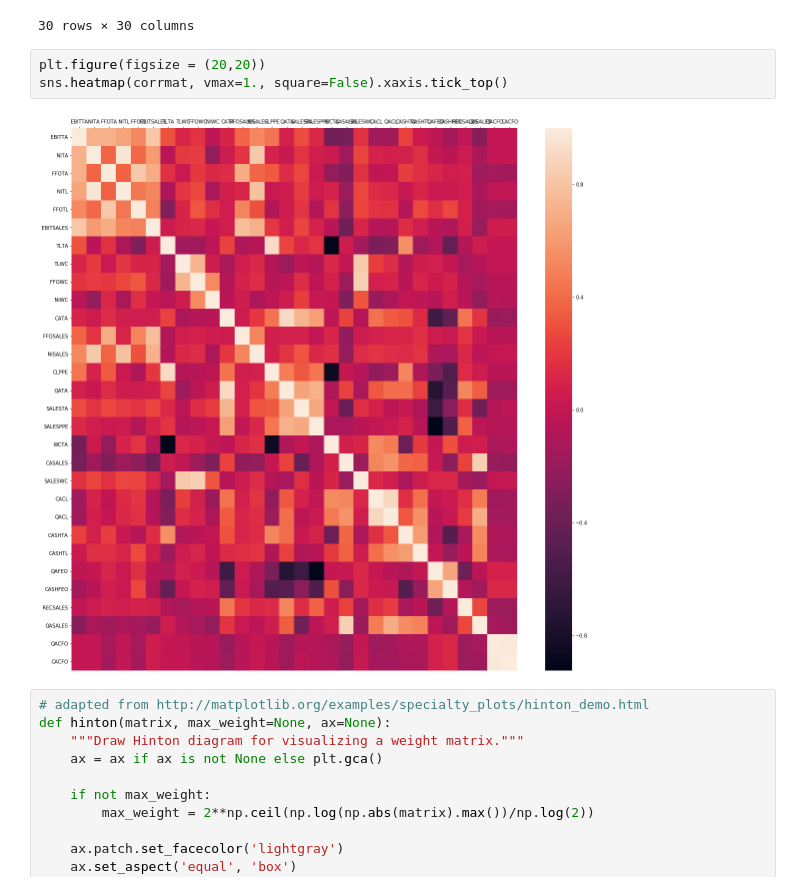
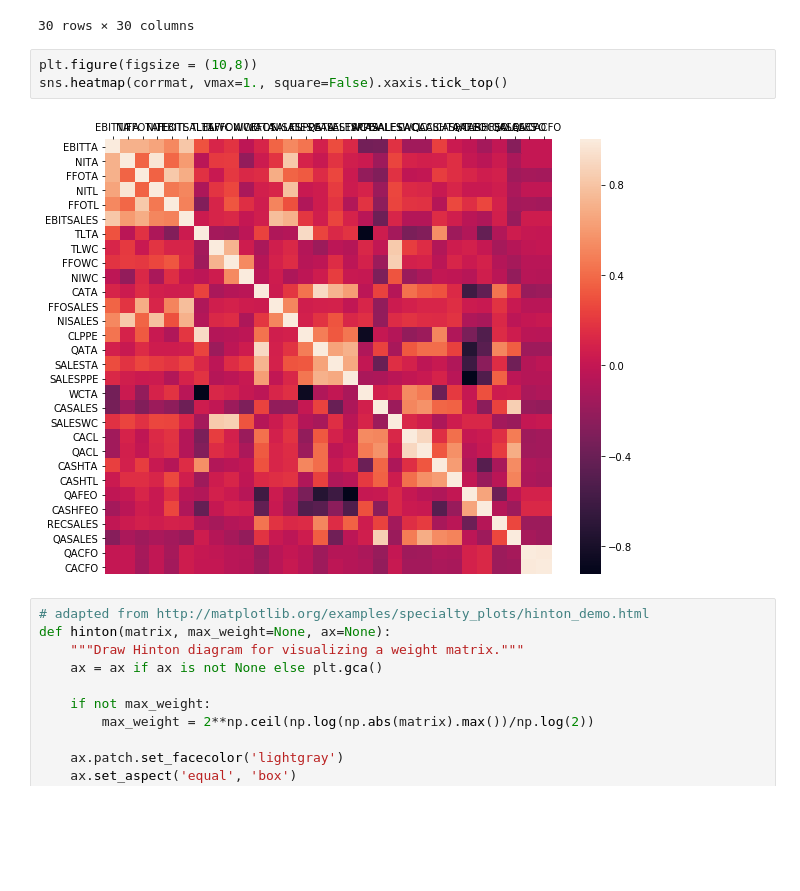
Before and after one commit to peresadilo/project-altman, a Jupyter notebook: multivariate_analysis.ipynb, the cells around one changed output. Saved outputs shown, nothing was run; the diff lists cells and outputs as text; blank space fills up the shorter version.

```diff
--- a/multivariate_analysis.ipynb
+++ b/multivariate_analysis.ipynb
@@ -342,10 +342,10 @@ corrmat
 | CACFO | 0.006981 | 0.007061 | -0.139999 | -0.008921 | -0.142696 | 0.050949 | 0.004543 | 0.001632 | -0.049058 | -0.064177 | -0.177721 | ... |
 30 rows × 30 columns
 # %%
-plt.figure(figsize = (20,20))
+plt.figure(figsize = (10,8))
 sns.heatmap(corrmat, vmax=1., square=False).xaxis.tick_top()
 # %% [output]
-[figure, old version]
+[figure, new version]
 # %%
 # adapted from http://matplotlib.org/examples/specialty_plots/hinton_demo.html
 def hinton(matrix, max_weight=None, ax=None):
```
Also changed, not shown: 1 other file.
